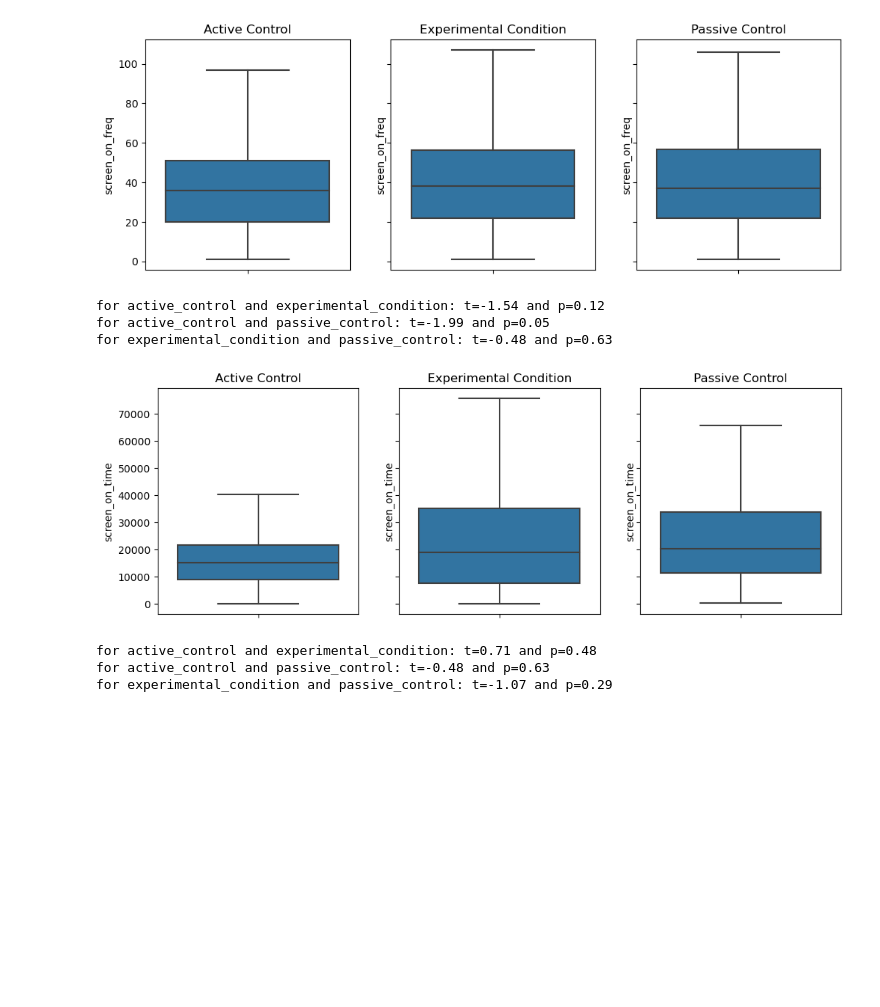
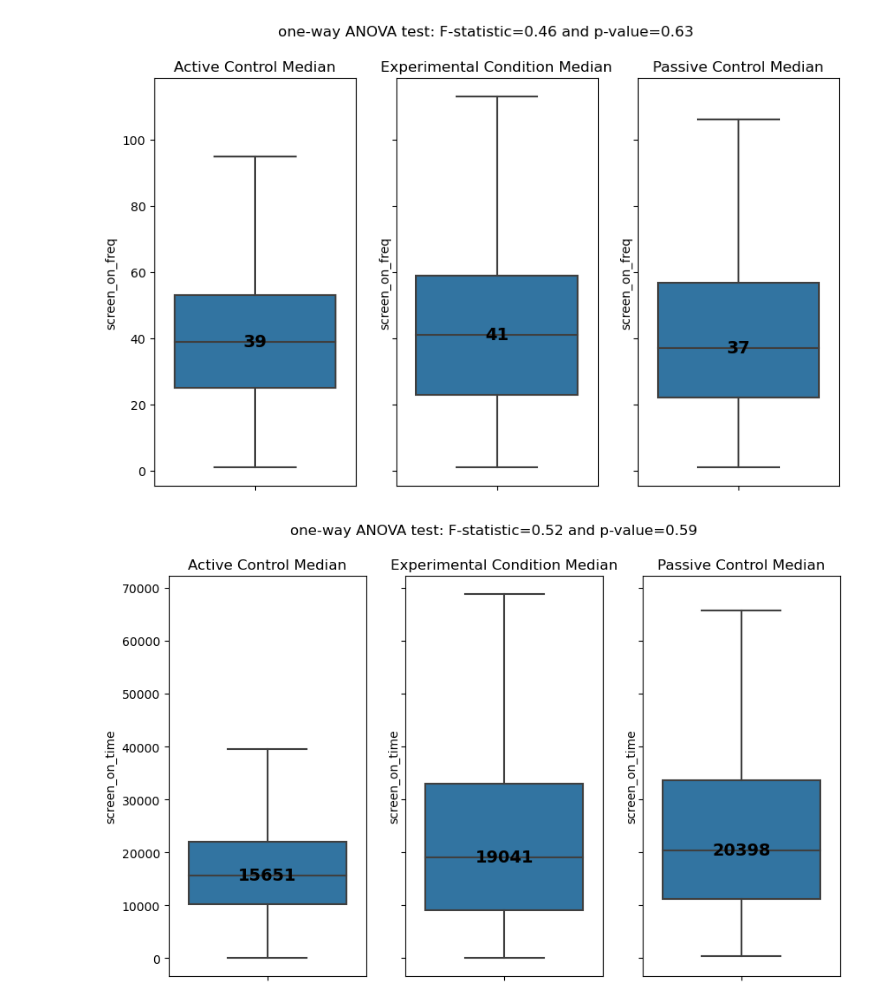
Before and after one commit to memari-majid/jhu_centering, a Jupyter notebook: group_comparison/screen.ipynb, the cells around one changed output. Drawn from its saved outputs; the diff is of its cells as text; code cells hidden in the pictures; blank space fills up the shorter version.

```diff
--- a/group_comparison/screen.ipynb
+++ b/group_comparison/screen.ipynb
@@ -29,29 +29,33 @@ Index(['screen_on_freq', 'screen_on_time', 'group_x'], dtype='object')
 # %%
-from scipy.stats import ttest_ind
+from scipy.stats import stats
 import matplotlib.pyplot as plt
 mylist = ['screen_on_freq', 'screen_on_time']
 for clm in mylist:
-    fig, (ax1, ax2, ax3) = plt.subplots(1, 3, figsize=(12, 4), sharey=True)
-    sns.boxplot(y=active_control[clm], orient="v",showfliers=False,ax=ax1)
-    sns.boxplot(y=experimental_condition[clm], orient="v",showfliers=False,ax=ax2)
-    sns.boxplot(y=passive_control[clm], orient="v",showfliers=False,ax=ax3)
-    ax1.set_title("Active Control")
-    ax2.set_title("Experimental Condition")
-    ax3.set_title("Passive Control")
+    fig, (ax1, ax2, ax3) = plt.subplots(1, 3, figsize=(10, 6), sharey=True)
+    sns.boxplot(y=active_control[clm], orient="v", showfliers=False, ax=ax1)
+    sns.boxplot(y=experimental_condition[clm],
+                orient="v", showfliers=False, ax=ax2)
+    sns.boxplot(y=passive_control[clm], orient="v", showfliers=False, ax=ax3)
+
+    ax1.set_title("Active Control Median")
+    m1 = int(active_control[clm].median())
+    ax1.text(0, m1, m1, ha='center', va='center',
+             fontsize=14, fontdict={'fontweight': 'bold'})
+    m2 = int(experimental_condition[clm].median())
+    ax2.set_title("Experimental Condition Median")
+    ax2.text(0, m2, m2, ha='center', va='center',
+             fontsize=14, fontdict={'fontweight': 'bold'})
+    m3 = int(passive_control[clm].median())
+    ax3.set_title("Passive Control Median")
+    ax3.text(0, m3, m3, ha='center', va='center',
+             fontsize=14, fontdict={'fontweight': 'bold'})
+
+    stat, p = stats.f_oneway(
+        active_control[clm], experimental_condition[clm], passive_control[clm])
+    mytext = 'one-way ANOVA test: F-statistic={:.2f} and p-value={:.2f}'.format(
+        stat, p)
+    plt.suptitle(mytext)
     plt.show()
-
-    t, p = ttest_ind(active_control[clm], experimental_condition[clm])
-    print('for active_control and experimental_condition: t={:.2f} and p={:.2f}'.format(t,p))
-    t, p = ttest_ind(active_control[clm], passive_control[clm])
-    print('for active_control and passive_control: t={:.2f} and p={:.2f}'.format(t,p))
-    t, p = ttest_ind(experimental_condition[clm], passive_control[clm])
-    print('for experimental_condition and passive_control: t={:.2f} and p={:.2f}'.format(t,p))
 # %% [output]
-[figure, old version]
+[figure, new version]
-for active_control and experimental_condition: t=-1.54 and p=0.12
-for active_control and passive_control: t=-1.99 and p=0.05
-for experimental_condition and passive_control: t=-0.48 and p=0.63
-[figure, old version]
+[figure, new version]
-for active_control and experimental_condition: t=0.71 and p=0.48
-for active_control and passive_control: t=-0.48 and p=0.63
-for experimental_condition and passive_control: t=-1.07 and p=0.29
```
Also changed, not shown: parts of 1 cell of this notebook, 6 other files.
